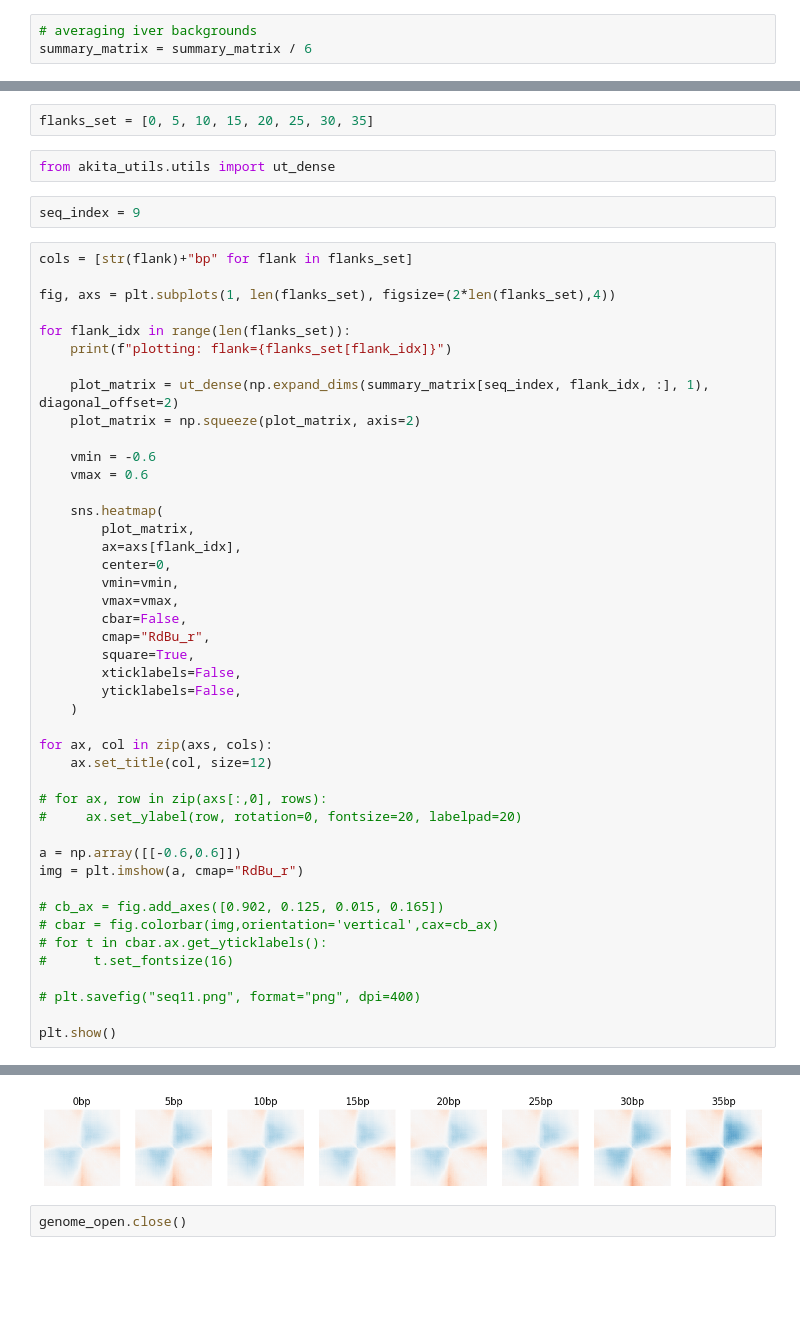
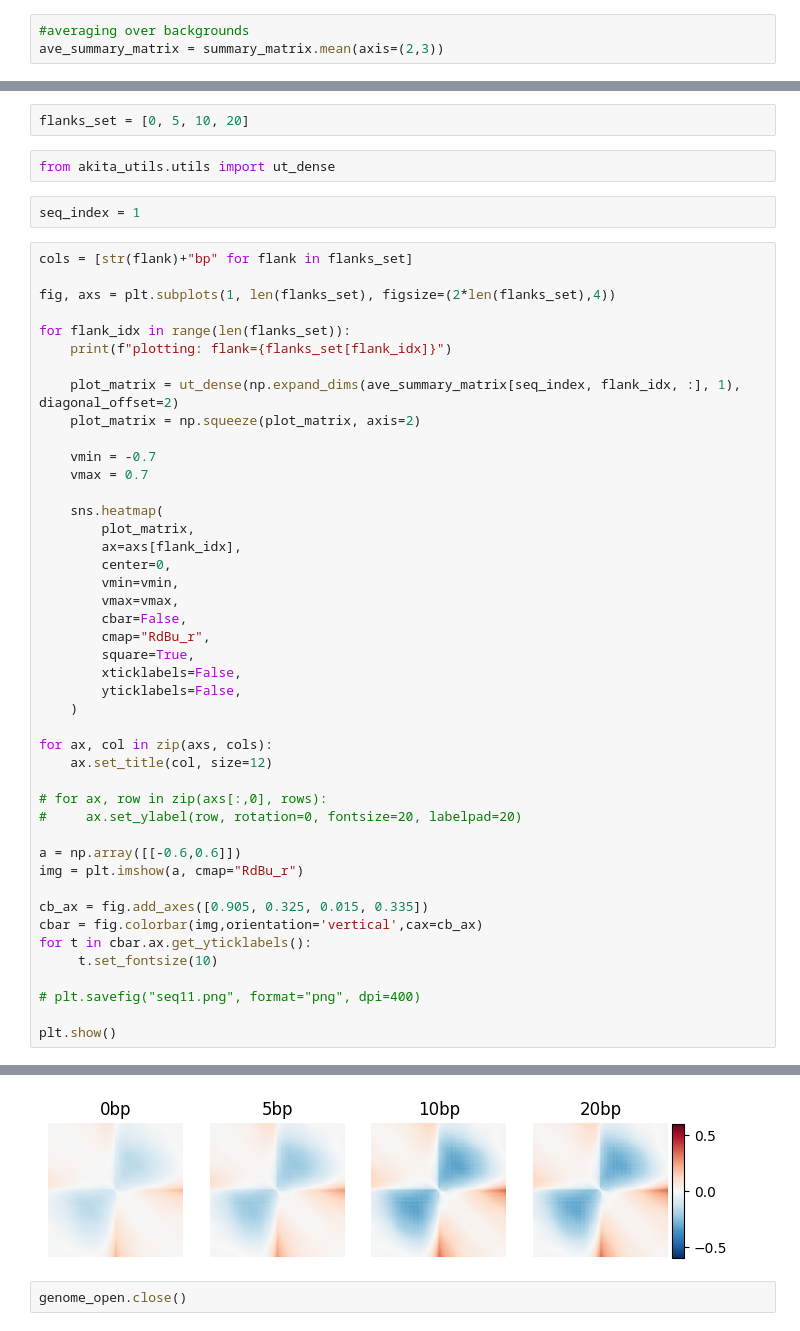
Before and after one commit to Fudenberg-Research-Group/akitaV2-analyses, a Jupyter notebook: experiments/virtual_insertion_flanks/analysis/single_grid_plotting.ipynb, the cells around one changed output, grey strips where cells are left out. Cells and saved outputs as stored; diff of their text form; blank space fills up the shorter version.

Commit message:
redoing example maps for flanking experiment

```diff
--- a/experiments/virtual_insertion_flanks/analysis/single_grid_plotting.ipynb
+++ b/experiments/virtual_insertion_flanks/analysis/single_grid_plotting.ipynb
@@ -263,15 +305,15 @@ experiment 359
-# %%
-# averaging iver backgrounds
-summary_matrix = summary_matrix / 6
+# %%
+#averaging over backgrounds
+ave_summary_matrix = summary_matrix.mean(axis=(2,3))
 # %%
 import matplotlib.pyplot as plt
 import seaborn as sns
 # %%
-flanks_set = [0, 5, 10, 15, 20, 25, 30, 35]
+flanks_set = [0, 5, 10, 20]
 # %%
 from akita_utils.utils import ut_dense
 # %%
-seq_index = 9
+seq_index = 1
 # %%
 cols = [str(flank)+"bp" for flank in flanks_set]
 
@@ -280,11 +322,11 @@ fig, axs = plt.subplots(1, len(flanks_set), figsize=(2*len(flanks_set),4))
 for flank_idx in range(len(flanks_set)):
     print(f"plotting: flank={flanks_set[flank_idx]}")
 
-    plot_matrix = ut_dense(np.expand_dims(summary_matrix[seq_index, flank_idx, :], 1), diagonal_offset=2)
+    plot_matrix = ut_dense(np.expand_dims(ave_summary_matrix[seq_index, flank_idx, :], 1), diagonal_offset=2)
     plot_matrix = np.squeeze(plot_matrix, axis=2)
 
-    vmin = -0.6
-    vmax = 0.6
+    vmin = -0.7
+    vmax = 0.7
 
     sns.heatmap(
         plot_matrix,
@@ -308,10 +350,10 @@ for ax, col in zip(axs, cols):
 a = np.array([[-0.6,0.6]])
 img = plt.imshow(a, cmap="RdBu_r")
 
-# cb_ax = fig.add_axes([0.902, 0.125, 0.015, 0.165])
-# cbar = fig.colorbar(img,orientation='vertical',cax=cb_ax)
-# for t in cbar.ax.get_yticklabels():
-#      t.set_fontsize(16)
+cb_ax = fig.add_axes([0.905, 0.325, 0.015, 0.335])
+cbar = fig.colorbar(img,orientation='vertical',cax=cb_ax)
+for t in cbar.ax.get_yticklabels():
+     t.set_fontsize(10)
 
 # plt.savefig("seq11.png", format="png", dpi=400)
 
@@ -328,3 +366,3 @@ plotting: flank=35
-[figure, old version]
+[figure, new version]
 # %%
 genome_open.close()
```
Also changed, not shown: parts of 18 cells of this notebook, 1 other file.
